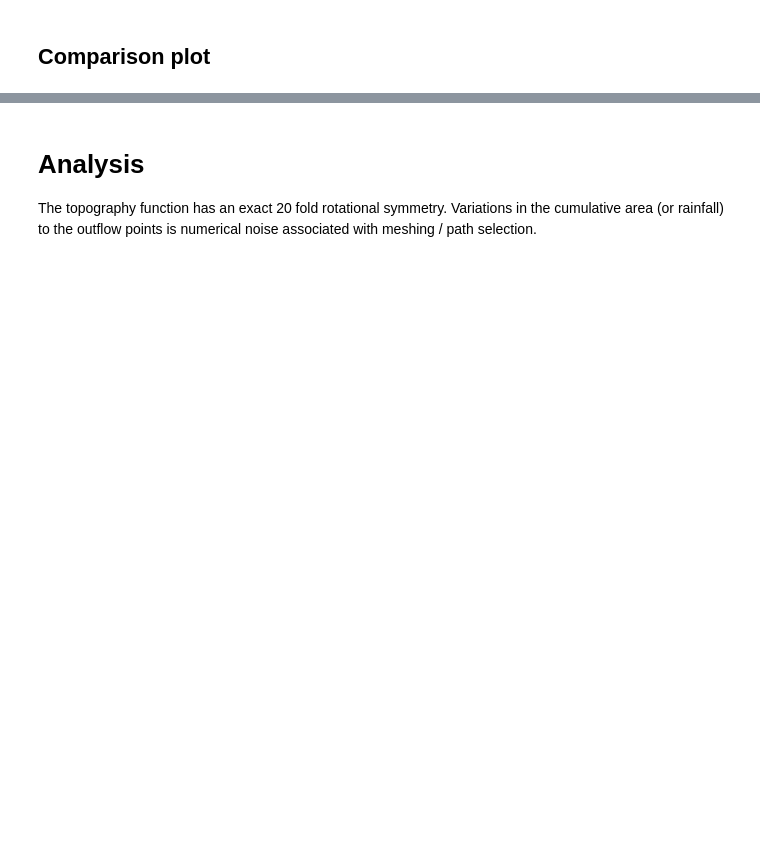
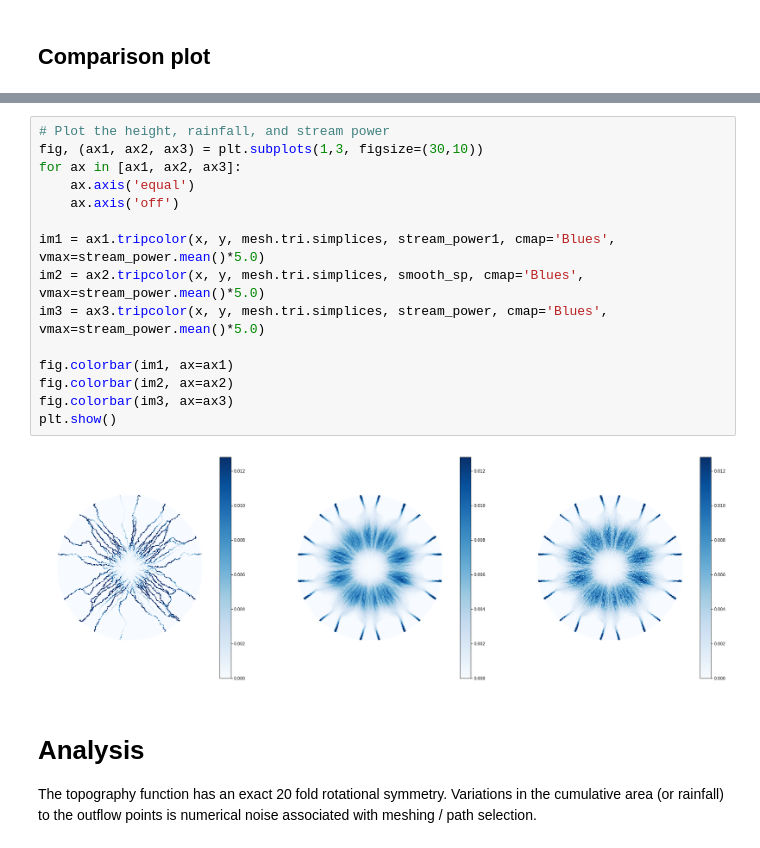
Before and after one commit to underworldcode/quagmire, a Jupyter notebook: Notebooks/cumulative flow.ipynb, the cells around one changed output, grey strips where cells are left out. Saved outputs shown, nothing was run; the diff lists cells and outputs as text; blank space fills up the shorter version.

```diff
--- a/Notebooks/cumulative flow.ipynb
+++ b/Notebooks/cumulative flow.ipynb
@@ -125,3 +153,20 @@ Max Area 1,2,3:  3.74003836893 2.72338181335 2.64784461595
+# %%
+# Plot the height, rainfall, and stream power
+fig, (ax1, ax2, ax3) = plt.subplots(1,3, figsize=(30,10))
+for ax in [ax1, ax2, ax3]:
+    ax.axis('equal')
+    ax.axis('off')
+
+im1 = ax1.tripcolor(x, y, mesh.tri.simplices, stream_power1, cmap='Blues', vmax=stream_power.mean()*5.0)
+im2 = ax2.tripcolor(x, y, mesh.tri.simplices, smooth_sp, cmap='Blues', vmax=stream_power.mean()*5.0)
+im3 = ax3.tripcolor(x, y, mesh.tri.simplices, stream_power, cmap='Blues', vmax=stream_power.mean()*5.0)
+
+fig.colorbar(im1, ax=ax1)
+fig.colorbar(im2, ax=ax2)
+fig.colorbar(im3, ax=ax3)
+plt.show()
+# %% [output]
+[figure, added]
 # %% [markdown]
 # Analysis
 
```
Also changed, not shown: parts of 38 cells of this notebook, 7 other files.
